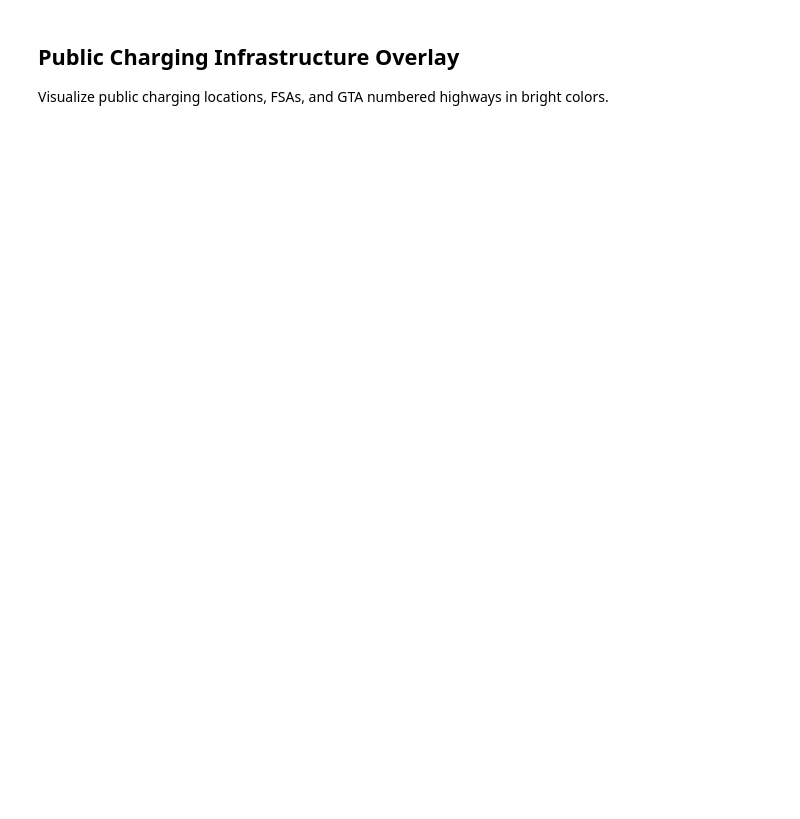
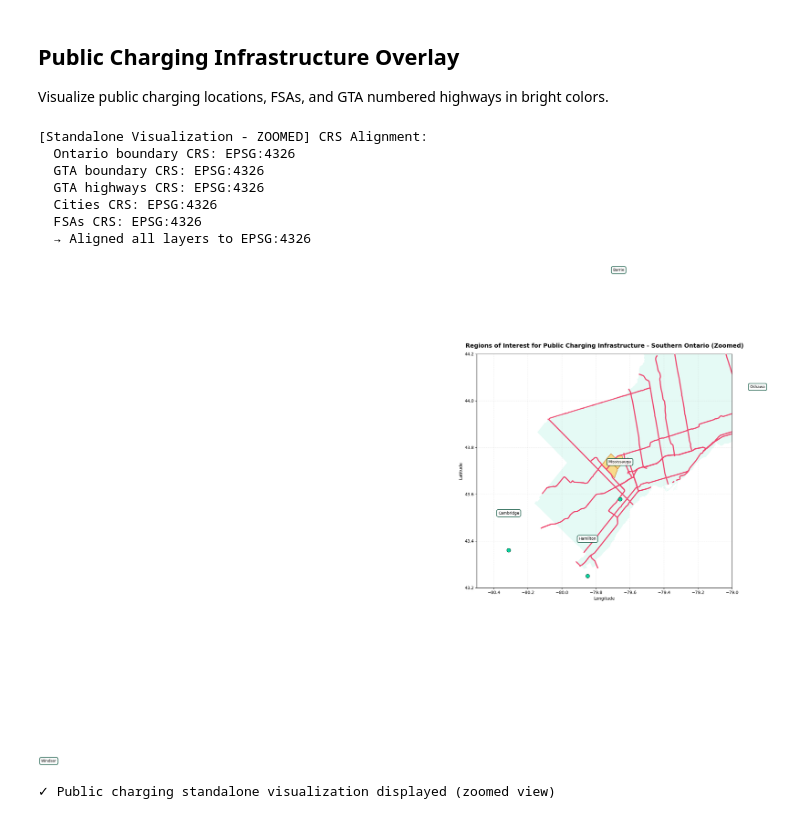
Before and after one commit to PowerON-Energy-Solutions/MHDV-Corridor-Location-Analysis, a Jupyter notebook: notebooks/highway_network_analysis.ipynb, the cells around one changed output. Drawn from its saved outputs; the diff is of its cells as text; code cells hidden in the pictures; blank space fills up the shorter version.

Commit message:
Updates to plotting of areas of interest for public charging

```diff
--- a/notebooks/highway_network_analysis.ipynb
+++ b/notebooks/highway_network_analysis.ipynb
@@ -1148,57 +1158,85 @@ Filtered to 520 Ontario FSA records
 
 Visualize public charging locations, FSAs, and GTA numbered highways in bright colors.
 # %%
-# Standalone visualization: Public charging overlays only
+# Standalone visualization: Public charging overlays only (ZOOMED to Southern Ontario)
 fig, ax = plt.subplots(figsize=(12, 10))
 ax.set_facecolor('white')
 
 # Load GTA boundary
 gdf_gta_boundary = gpd.read_file(os.path.join(data_dir, 'GTA_Boundary.geojson'))
 gdf_ontario_boundary = gpd.read_file(os.path.join(data_dir, 'Ontario_Provincial_Boundary.geojson'))
 
-# Align CRS
-if gdf_gta_boundary.crs != gdf_ontario_boundary.crs:
-    gdf_gta_boundary = gdf_gta_boundary.to_crs(gdf_ontario_boundary.crs)
+# Align CRS - ensure all layers use same CRS
+print("\n[Standalone Visualization - ZOOMED] CRS Alignment:")
+print(f"  Ontario boundary CRS: {gdf_ontario_boundary.crs}")
+print(f"  GTA boundary CRS: {gdf_gta_boundary.crs}")
+print(f"  GTA highways CRS: {gdf_highways_gta.crs}")
+print(f"  Cities CRS: {gdf_cities.crs}")
+print(f"  FSAs CRS: {gdf_fsas.crs}")
 
-# Plot Ontario boundary as faint reference (zorder 0)
-gdf_ontario_boundary.plot(ax=ax, color='#f5f5f5', edgecolor='#999999', linewidth=1, alpha=0.4, zorder=0)
+# Set reference CRS (prefer EPSG:4326 for consistency)
+target_crs = "EPSG:4326"
+
+if gdf_gta_boundary.crs != target_crs:
+    gdf_gta_boundary = gdf_gta_boundary.to_crs(target_crs)
+if gdf_ontario_boundary.crs != target_crs:
+    gdf_ontario_boundary = gdf_ontario_boundary.to_crs(target_crs)
+if gdf_highways_gta.crs != target_crs:
+    gdf_highways_gta = gdf_highways_gta.to_crs(target_crs)
+if gdf_cities.crs != target_crs:
+    gdf_cities = gdf_cities.to_crs(target_crs)
+if gdf_fsas.crs != target_crs:
+    gdf_fsas = gdf_fsas.to_crs(target_crs)
+
+print(f"  → Aligned all layers to {target_crs}")
+
+# Define southern Ontario zoom bounds (GTA + surrounding region)
+# Longitude: -80.5 to -79.0, Latitude: 43.2 to 44.2
+min_lon, max_lon = -83.5, -78.5
+min_lat, max_lat = 42.0, 45.0
 
 # Plot FSAs in bright yellow (zorder 2)
 if not gdf_fsas.empty:
     gdf_fsas.plot(ax=ax, color='#ffd166', edgecolor='#c05a00', linewidth=1.2, alpha=0.75, zorder=2)
 
 # Plot highways in bright red (zorder 3)
 if not gdf_highways_gta.empty:
     gdf_highways_gta.plot(ax=ax, color='#ef476f', linewidth=2.5, alpha=0.95, zorder=3)
 
 # Plot GTA boundary outer edge in bright teal (zorder 2.5)
-gdf_gta_boundary.plot(ax=ax, color='none', edgecolor='#06d6a0', linewidth=2.5, alpha=0.9, zorder=2.5)
+gdf_gta_boundary.plot(ax=ax, color='#06d6a0', edgecolor='none', linewidth=0, alpha=0.1, zorder=1.5)
 
 # Plot cities in bright green (zorder 4)
 if not gdf_cities.empty:
     gdf_cities.plot(ax=ax, color='#06d6a0', edgecolor='#044f38', markersize=80, marker='o', zorder=4)
 
-    # Add city labels
-    for _, row in gdf_cities.iterrows():
-        city_name = row.get('City', '')
-        ax.text(
-            row.geometry.x,
-            row.geometry.y + 0.1,
-            city_name,
-            fontsize=9,
-            ha='center',
-            va='bottom',
-            color='#044f38',
-            fontweight='bold',
-            zorder=5,
-            bbox=dict(boxstyle='round,pad=0.3', facecolor='white', edgecolor='none', alpha=0.85),
-        )
+    # Add city labels (zorder 8)
+    for idx, row in gdf_cities.iterrows():
+        ax.text(row.geometry.x, row.geometry.y + 0.05, row['City'],
+               fontsize=9, ha='center', va='bottom',
+               bbox=dict(boxstyle='round,pad=0.4', facecolor='white',
+                        edgecolor='#044f38', linewidth=1.5, alpha=0.9),
+               zorder=8)
 
-ax.set_title('Public Charging Infrastructure (Standalone)', fontsize=14, fontweight='bold', pad=15)
+# Set axis limits to zoom into southern Ontario (faster rendering)
+ax.set_xlim(min_lon, max_lon)
+ax.set_ylim(min_lat, max_lat)
+
+ax.set_title('Regions of Interest for Public Charging Infrastructure - Southern Ontario (Zoomed)', fontsize=14, fontweight='bold', pad=15)
 ax.set_xlabel('Longitude', fontsize=10)
 ax.set_ylabel('Latitude', fontsize=10)
 ax.grid(True, linestyle='--', alpha=0.25)
 plt.tight_layout()
 plt.show()
 
-print("✓ Public charging standalone visualization displayed")
+print("✓ Public charging standalone visualization displayed (zoomed view)")
+# %% [output]
+[Standalone Visualization - ZOOMED] CRS Alignment:
+  Ontario boundary CRS: EPSG:4326
+  GTA boundary CRS: EPSG:4326
+  GTA highways CRS: EPSG:4326
+  Cities CRS: EPSG:4326
+  FSAs CRS: EPSG:4326
+  → Aligned all layers to EPSG:4326
+[figure, added]
+✓ Public charging standalone visualization displayed (zoomed view)
```
Also changed, not shown: parts of 4 cells of this notebook, 2 other files.
